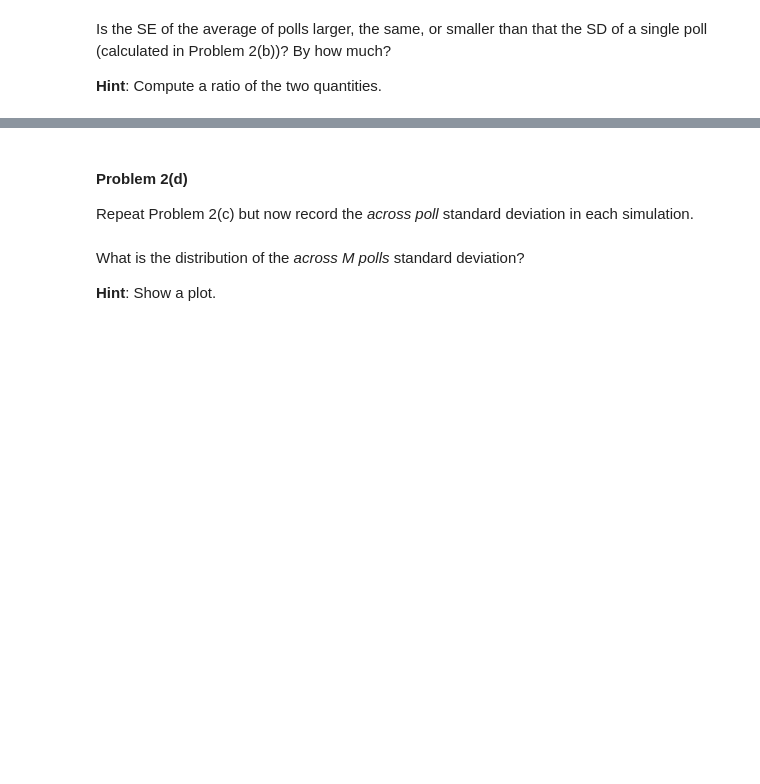
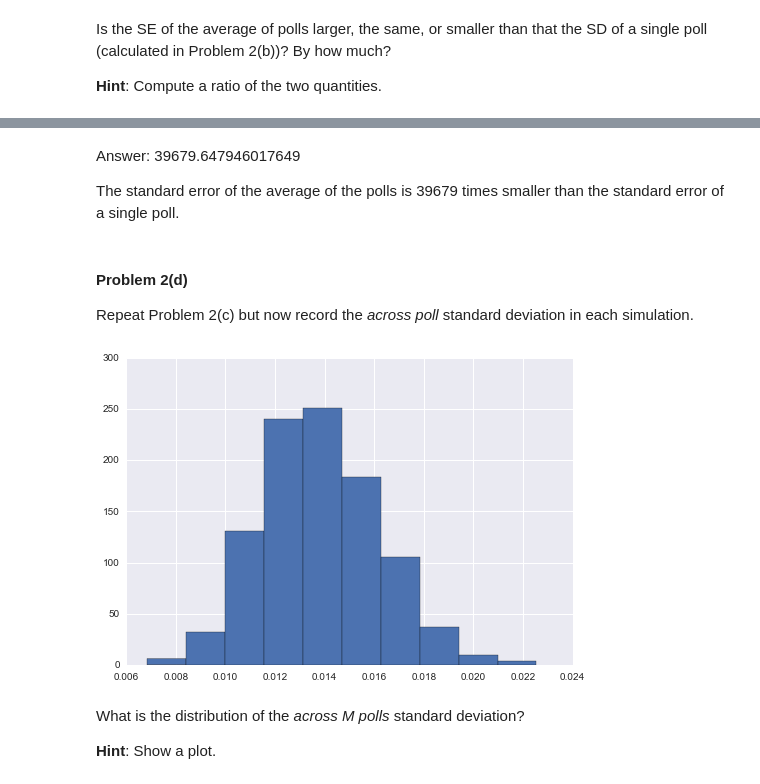
Before and after one commit to NouddeKroon/CS109-Homework, a Jupyter notebook: HW2.ipynb, the cells around one changed output, grey strips where cells are left out. Cells and saved outputs as stored; diff of their text form; code cells hidden in the pictures; blank space fills up the shorter version.

```diff
--- a/HW2.ipynb
+++ b/HW2.ipynb
@@ -351,3 +400,7 @@ Answer:
+# %% [markdown]
+Answer: 39679.647946017649
+
+The standard error of the average of the polls is 39679 times smaller than the standard error of a single poll.
 # %% [markdown]
 #### Problem 2(d)
 
@@ -357,3 +408,12 @@ Repeat Problem 2(c) but now record the *across poll* standard deviation in each
+# %%
+#your code here
+def runPoll():
+    return np.std(scipy.random.binomial(1200, 0.53, size=19) / 1200.)
+polls = map(lambda x: runPoll(), xrange(1000))
+plt.hist(polls)
+plt.show()
+# %% [output]
+[figure, added]
 # %% [markdown]
 What is the distribution of the *across M polls* standard deviation?
 
```
Also changed, not shown: parts of 45 cells of this notebook.
